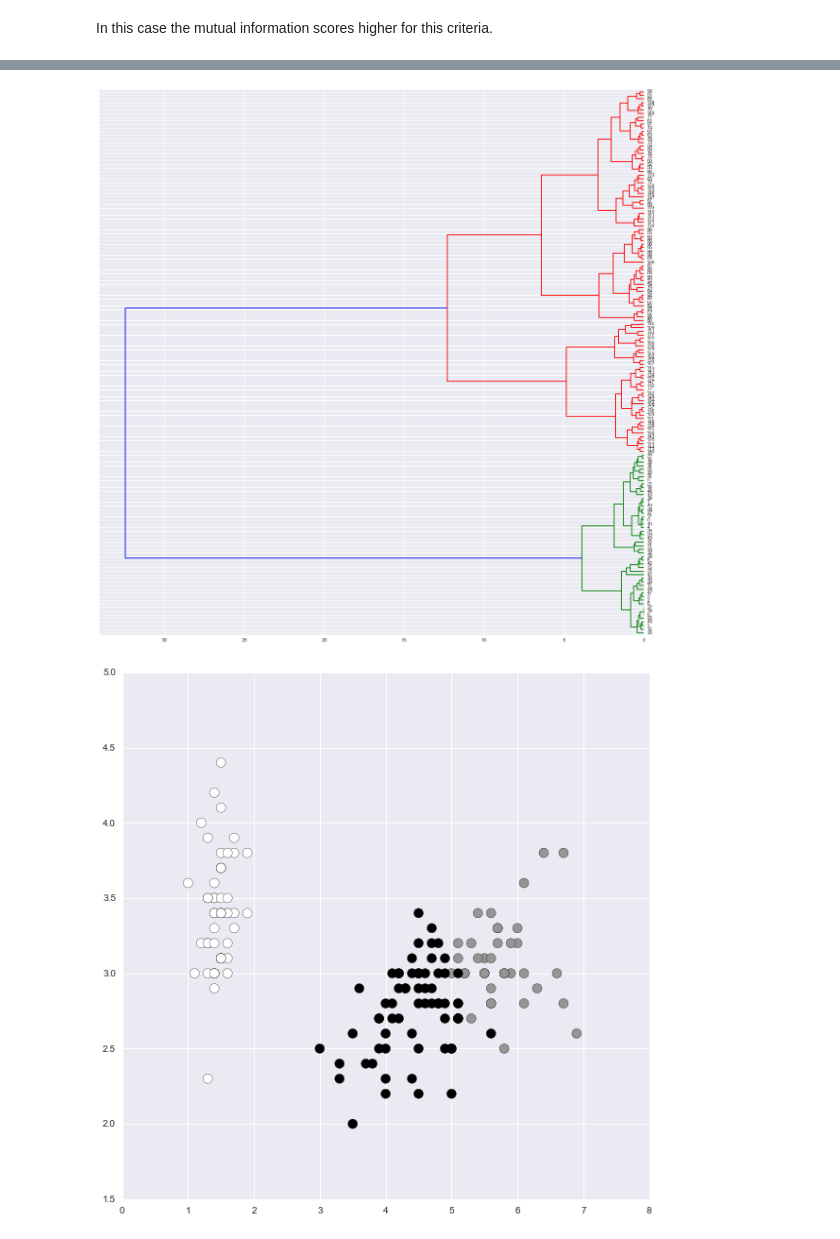
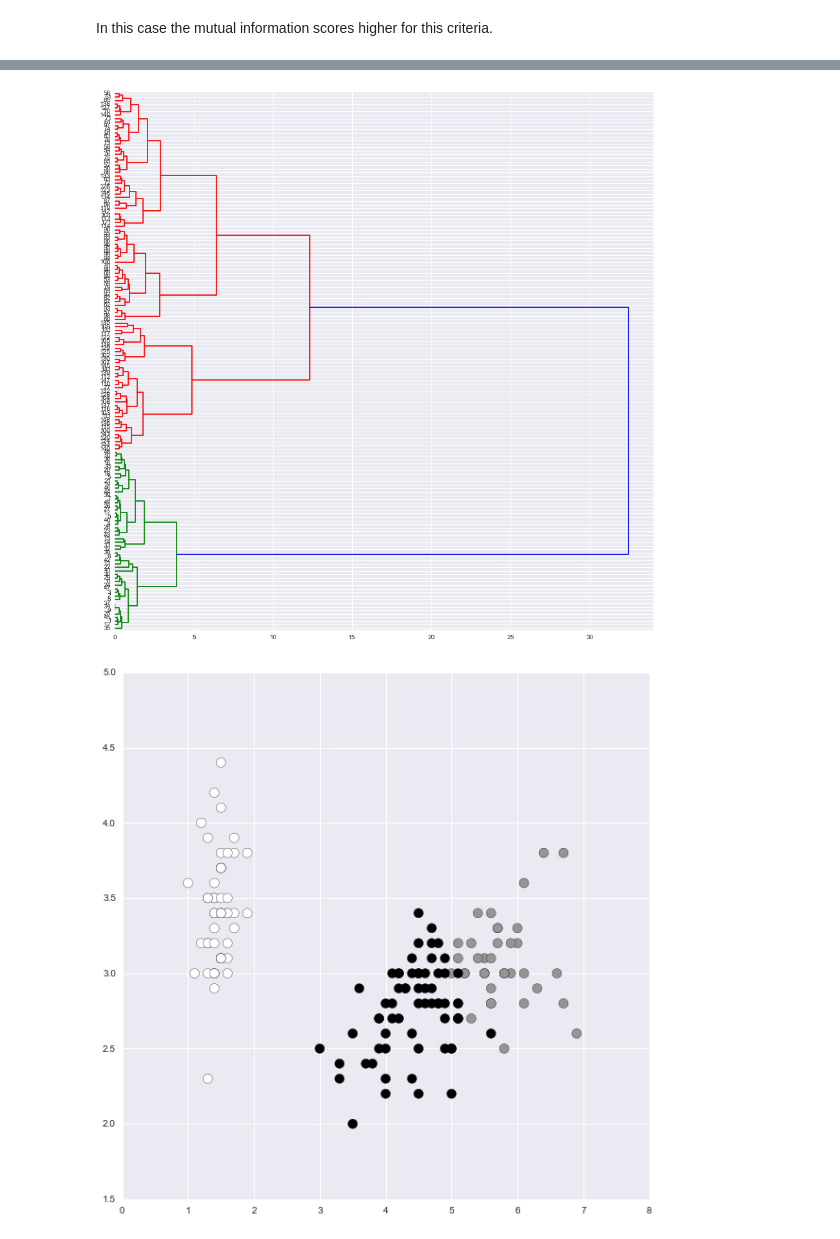
Before and after one commit to bejar/AMLTNotebooks, a Jupyter notebook: Notebooks/HierarchicalClustering.ipynb, the cells around one changed output, grey strips where cells are left out. Saved outputs shown, nothing was run; the diff lists cells and outputs as text; code cells hidden in the pictures.

```diff
--- a/Notebooks/HierarchicalClustering.ipynb
+++ b/Notebooks/HierarchicalClustering.ipynb
@@ -23,9 +23,9 @@ plt.scatter(iris['data'][:, 2], iris['data'][:, 1], c=iris['target'],s=100)
 # %% [markdown]
 From the plot we can see that the classes from the labels do not form well separated clusters, so it is going to be difficult for hierarchical clustering to discover these three clusters. First we apply **single linkage** clustering to the iris dataset
 # %%
-clust = linkage(iris['data'], method='single')
+%time clust = linkage(iris['data'], method='single')
 
-plt.figure(figsize=(20,20))
-dendrogram(clust, distance_sort=True, orientation='right')
+plt.figure(figsize=(15,15))
+dendrogram(clust, distance_sort=True, orientation='left')
 plt.show()
 # %% [output]
@@ -41,8 +43,8 @@ plt.show()
 # %% [markdown]
 Lets apply the **complete link** criteria to the data.
 # %%
-clust = linkage(iris['data'], method='complete')
+%time clust = linkage(iris['data'], method='complete')
 plt.figure(figsize=(20,20))
-dendrogram(clust, distance_sort=True, orientation='right')
+dendrogram(clust, distance_sort=True, orientation='left')
 plt.show()
 # %% [output]
@@ -65,8 +69,8 @@ print (mutual_info_score(iris['target'],clabels ))
 # %% [markdown]
 Although it is better, the original labels are different
 # %%
-clust = linkage(iris['data'], method='average')
+%time clust = linkage(iris['data'], method='average')
 plt.figure(figsize=(20,20))
-dendrogram(clust, distance_sort=True, orientation='right')
+dendrogram(clust, distance_sort=True, orientation='left')
 plt.show()
 # %% [output]
@@ -85,8 +91,8 @@ print (mutual_info_score(iris['target'],clabels ))
 # %% [markdown]
 In this case the mutual information scores higher for this criteria.
 # %%
-clust = linkage(iris['data'], method='ward')
-plt.figure(figsize=(20,20))
-dendrogram(clust, distance_sort=True, orientation='right')
+%time clust = linkage(iris['data'], method='ward')
+plt.figure(figsize=(15,15))
+dendrogram(clust, distance_sort=True, orientation='left')
 plt.show()
 # %% [output]
@@ -93,4 +101,4 @@ plt.show()
-[figure, old version]
+[figure, new version]
 # %%
 plt.figure(figsize=(10,10))
 clabels = fcluster(clust, 3, criterion='maxclust')
```
Also changed, not shown: parts of 8 cells of this notebook, 3 other files.
